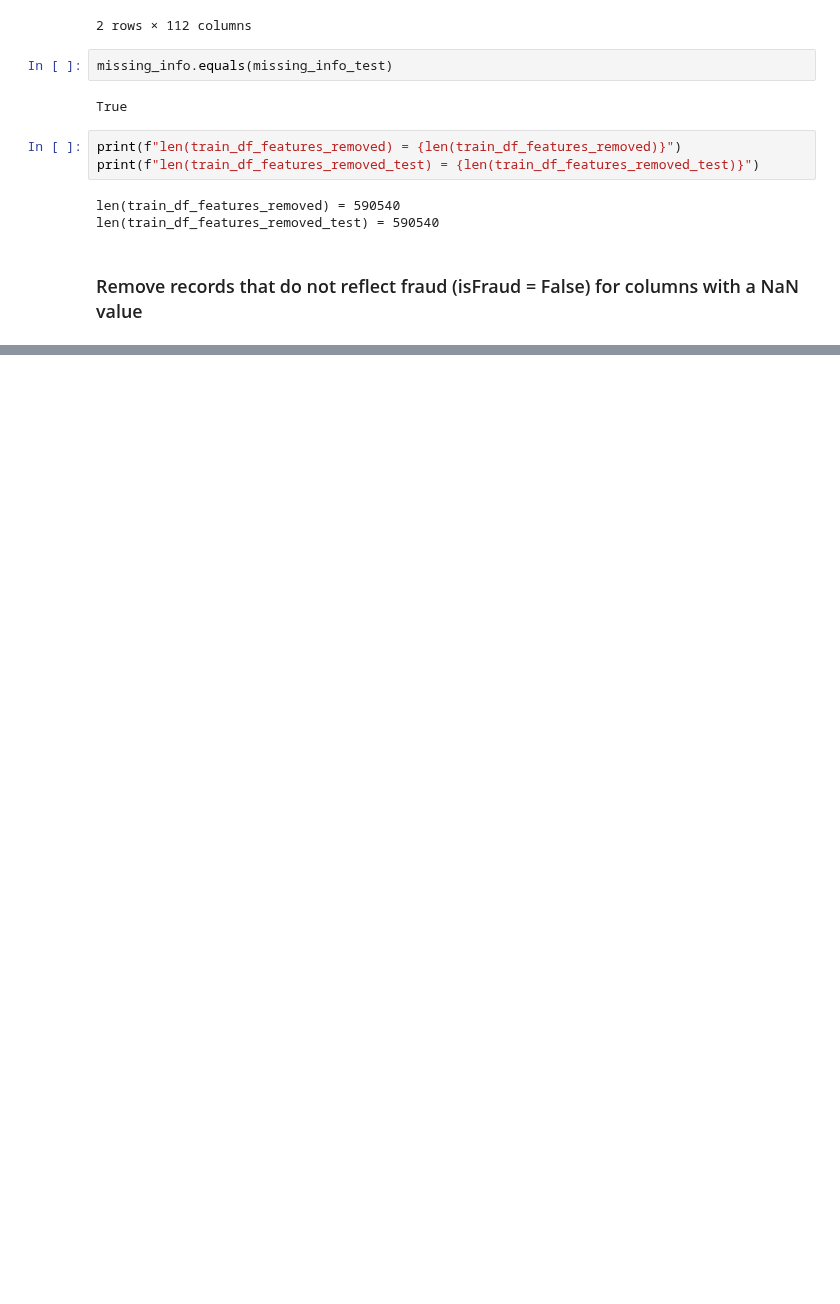
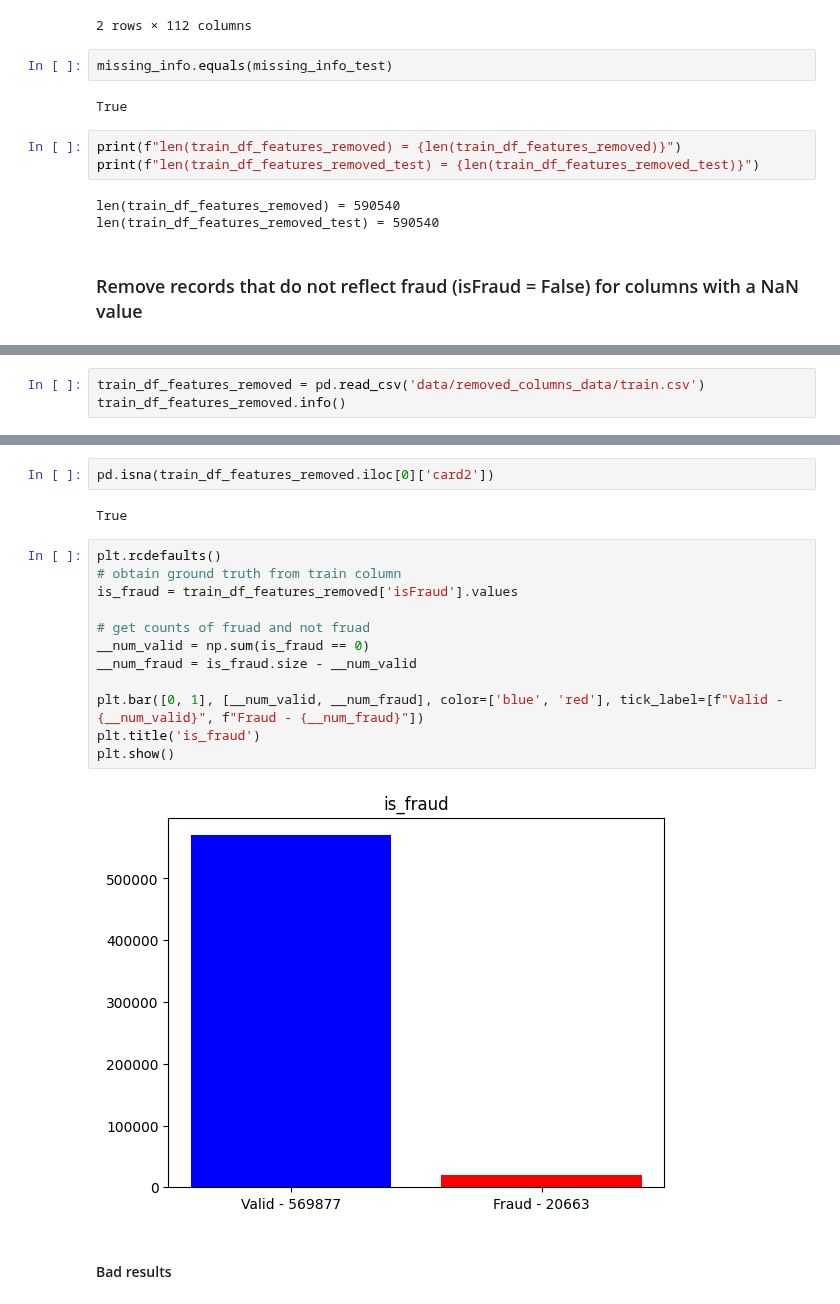
Before and after one commit to Mykhailo20/DS_Bootcamp_2023, a Jupyter notebook: Homework_8/Analysis/Data_Analysis.ipynb, the cells around one changed output, grey strips where cells are left out. Saved outputs shown, nothing was run; the diff lists cells and outputs as text; blank space fills up the shorter version.

```diff
--- a/Homework_8/Analysis/Data_Analysis.ipynb
+++ b/Homework_8/Analysis/Data_Analysis.ipynb
@@ -343,0 +327,3 @@ len(columns_with_NaN_values)
+# %%
+train_df_features_removed = pd.read_csv('data/removed_columns_data/train.csv')
+train_df_features_removed.info()
@@ -344 +346,21 @@ len(columns_with_NaN_values)
+# %%
+pd.isna(train_df_features_removed.iloc[0]['card2'])
+# %% [output]
+True
+# %%
+plt.rcdefaults()
+# obtain ground truth from train column
+is_fraud = train_df_features_removed['isFraud'].values
+
+# get counts of fruad and not fruad
+__num_valid = np.sum(is_fraud == 0)
+__num_fraud = is_fraud.size - __num_valid
+
+plt.bar([0, 1], [__num_valid, __num_fraud], color=['blue', 'red'], tick_label=[f"Valid - {__num_valid}", f"Fraud - {__num_fraud}"])
+plt.title('is_fraud')
+plt.show()
+# %% [output]
+[figure, added]
+# %% [markdown]
+#### Bad results
 # %%
```
Also changed, not shown: parts of 21 cells of this notebook.
